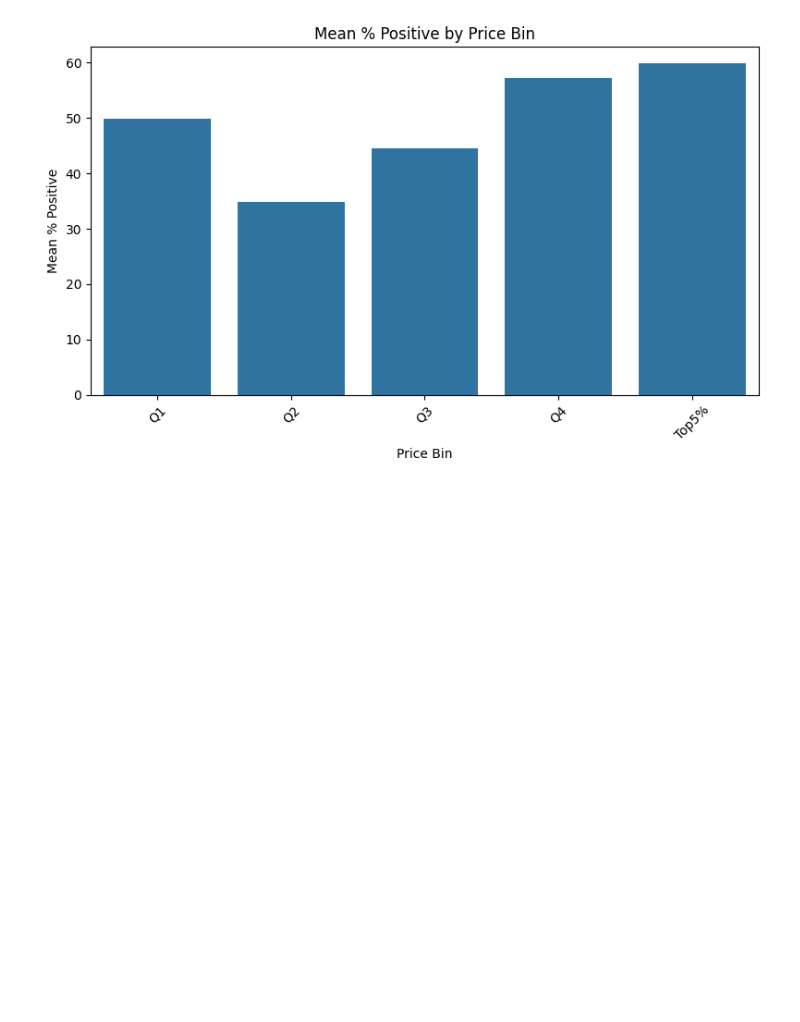
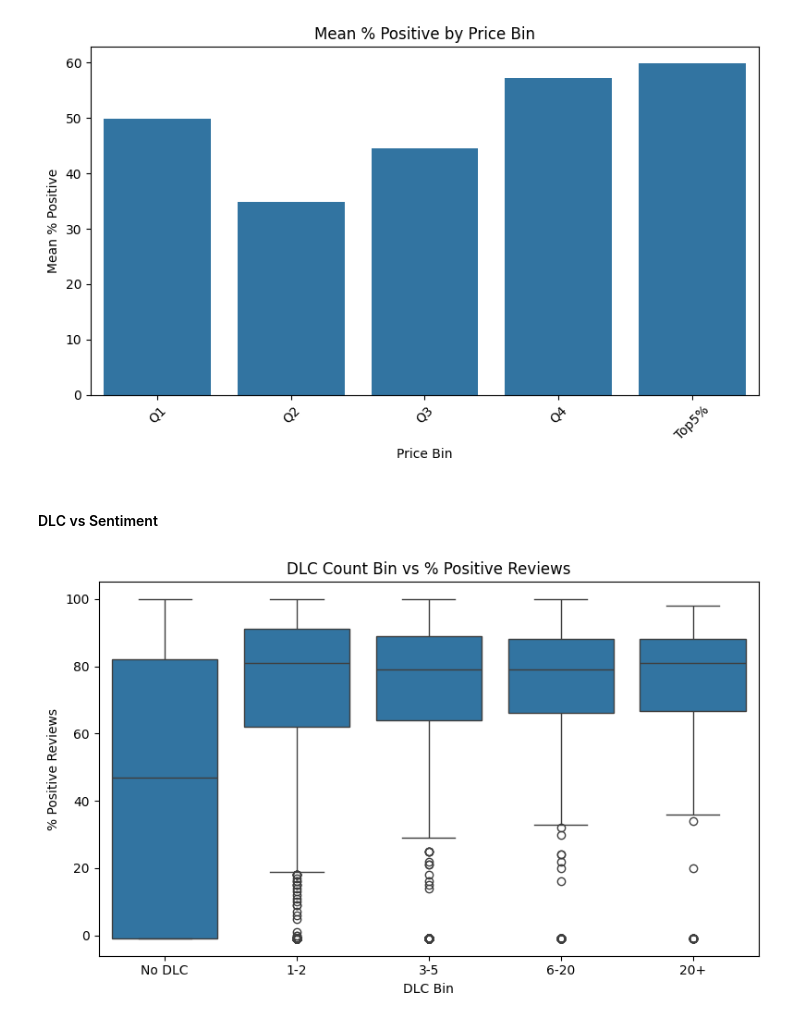
Before and after one commit to Mahanidhii/EDA-Case-Studies, a Jupyter notebook: Video Game Sales & Reviews Analysis/analysis.ipynb, the cells around one changed output. Cells and saved outputs as stored; diff of their text form; code cells hidden in the pictures; blank space fills up the shorter version.

Commit message:
feat: new visualization-dlc count and positive reviews

```diff
--- a/Video Game Sales & Reviews Analysis/analysis.ipynb
+++ b/Video Game Sales & Reviews Analysis/analysis.ipynb
@@ -501,3 +501,16 @@ plt.savefig(fig_dir/"Pricebin_pctpos.png")
 plt.show()
 # %% [output]
 [figure]
+# %% [markdown]
+#### DLC vs Sentiment
+# %%
+plt.figure(figsize=(8,5))
+sns.boxplot(data=df, x='dlc_bin', y='pct_pos_total')
+plt.title("DLC Count Bin vs % Positive Reviews")
+plt.xlabel("DLC Bin")
+plt.ylabel("% Positive Reviews")
+plt.tight_layout()
+plt.savefig(fig_dir/"DLC_pctpos.png")
+plt.show()
+# %% [output]
+[figure, added]
```
Also changed, not shown: 1 other file.
